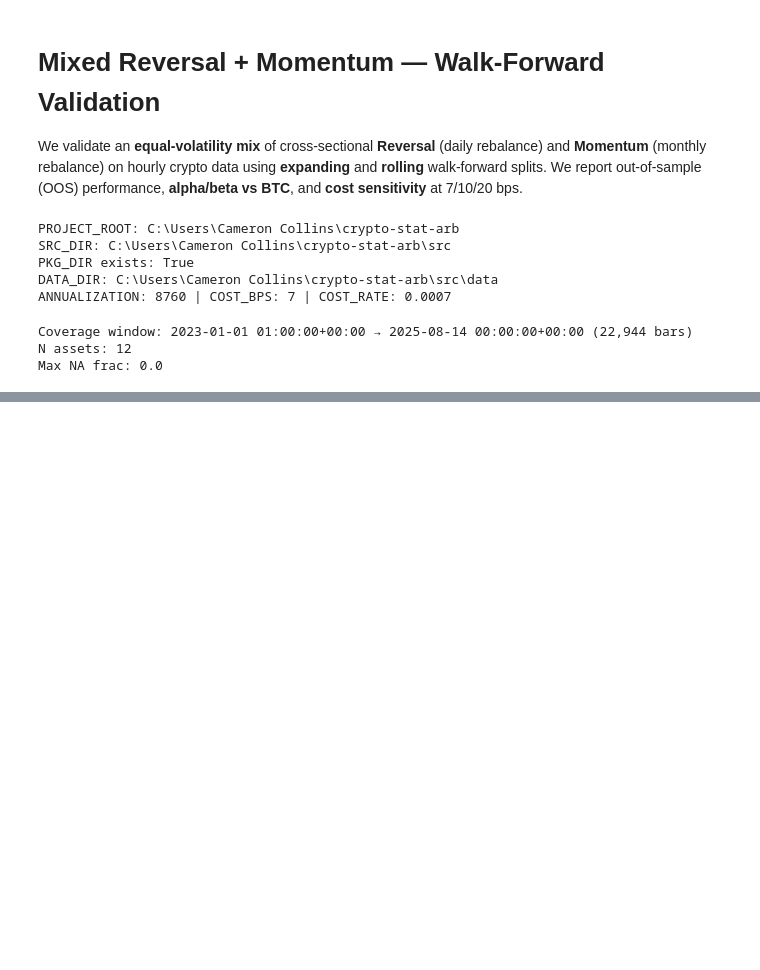
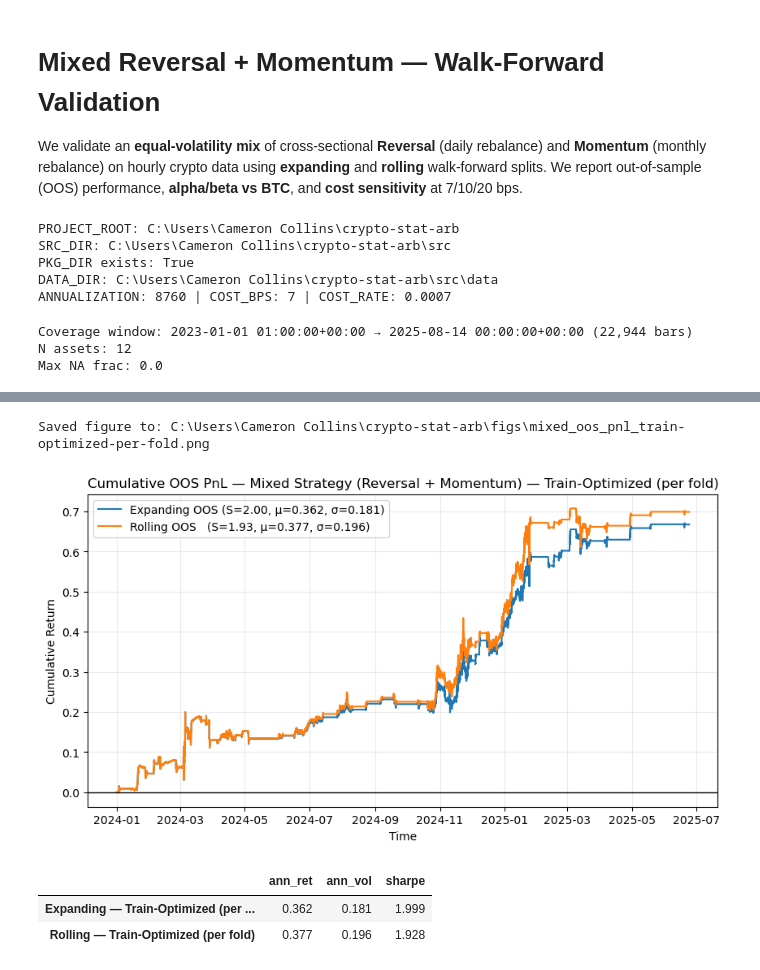
Before and after one commit to ccollins80/crypto-stat-arb, a Jupyter notebook: notebooks/06_mixed_strategy_walk_forward.ipynb, the cells around one changed output, grey strips where cells are left out. Drawn from its saved outputs; the diff is of its cells as text; code cells hidden in the pictures; blank space fills up the shorter version.

```diff
--- a/notebooks/06_mixed_strategy_walk_forward.ipynb
+++ b/notebooks/06_mixed_strategy_walk_forward.ipynb
@@ -237,3 +209,68 @@ Mixed strategy vs benchmark (BTCUSDT if available)
+# %%
+def _mix_label(df):
+    try:
+        mode = str(df["mix_mode"].iloc[0])
+    except Exception:
+        mode = "unknown"
+    return {
+        "equal_vol": "Equal-Vol (risk parity)",
+        "train_opt": "Train-Optimized (per fold)",
+        "static":    "Static (fixed weight)",
+        "5050":      "50/50 static",
+        "unknown":   "Mixed (unspecified)"
+    }.get(mode, mode)
+
+lbl_exp  = _mix_label(exp_df_mix)
+lbl_roll = _mix_label(roll_df_mix)
+title_lbl = lbl_exp if lbl_exp == lbl_roll else f"{lbl_exp} / {lbl_roll}"
+
+def _row(series):
+    d = perf_stats(series.dropna())
+    return {"ann_ret": d.get("ann_ret"), "ann_vol": d.get("ann_vol"), "sharpe": d.get("sharpe")}
+
+summary_df = pd.DataFrame({
+    f"Expanding — {lbl_exp}": _row(exp_oos_mix),
+    f"Rolling — {lbl_roll}":  _row(roll_oos_mix),
+}).T
+# --- Plot cumulative OOS PnL with informative legends
+fig, ax = plt.subplots(figsize=(10, 5))
+
+stats_e = perf_stats(exp_oos_mix.dropna())
+stats_r = perf_stats(roll_oos_mix.dropna())
+
+lab_e = f"Expanding OOS (S={stats_e['sharpe']:.2f}, μ={stats_e['ann_ret']:.3f}, σ={stats_e['ann_vol']:.3f})"
+lab_r = f"Rolling OOS   (S={stats_r['sharpe']:.2f}, μ={stats_r['ann_ret']:.3f}, σ={stats_r['ann_vol']:.3f})"
+
+cum_e = (1 + exp_oos_mix.dropna()).cumprod() - 1
+cum_r = (1 + roll_oos_mix.dropna()).cumprod() - 1
+
+ax.plot(cum_e.index, cum_e.values, label=lab_e)
+ax.plot(cum_r.index, cum_r.values, label=lab_r)
+
+ax.axhline(0, color="black", lw=1)
+ax.set_title(f"Cumulative OOS PnL — Mixed Strategy (Reversal + Momentum) — {title_lbl}")
+ax.set_ylabel("Cumulative Return"); ax.set_xlabel("Time")
+ax.legend(); ax.grid(True, alpha=0.25)
+
+# >>> Save to figs/ <<<
+figs = PROJECT_ROOT / "figs"
+figs.mkdir(parents=True, exist_ok=True)
+slug = (title_lbl.lower()
+        .replace("—","-").replace("–","-").replace("/","_")
+        .replace("(", "").replace(")", "").replace(" ", "-"))
+fname = f"mixed_oos_pnl_{slug}.png"
+fig.savefig(figs / fname, dpi=180, bbox_inches="tight")
+print("Saved figure to:", figs / fname)
+
+plt.show()
+
+display(summary_df.round(3))
+# %% [output]
+Saved figure to: C:\Users\Cameron Collins\crypto-stat-arb\figs\mixed_oos_pnl_train-optimized-per-fold.png
+[figure, added]
+|  | ann_ret | ann_vol | sharpe |
+| Expanding — Train-Optimized (per ... | 0.362 | 0.181 | 1.999 |
+| Rolling — Train-Optimized (per fold) | 0.377 | 0.196 | 1.928 |
 # %%
 # --- Stitched OOS series ---
 series_map = {
```
Also changed, not shown: parts of 8 cells of this notebook, 20 other files.
